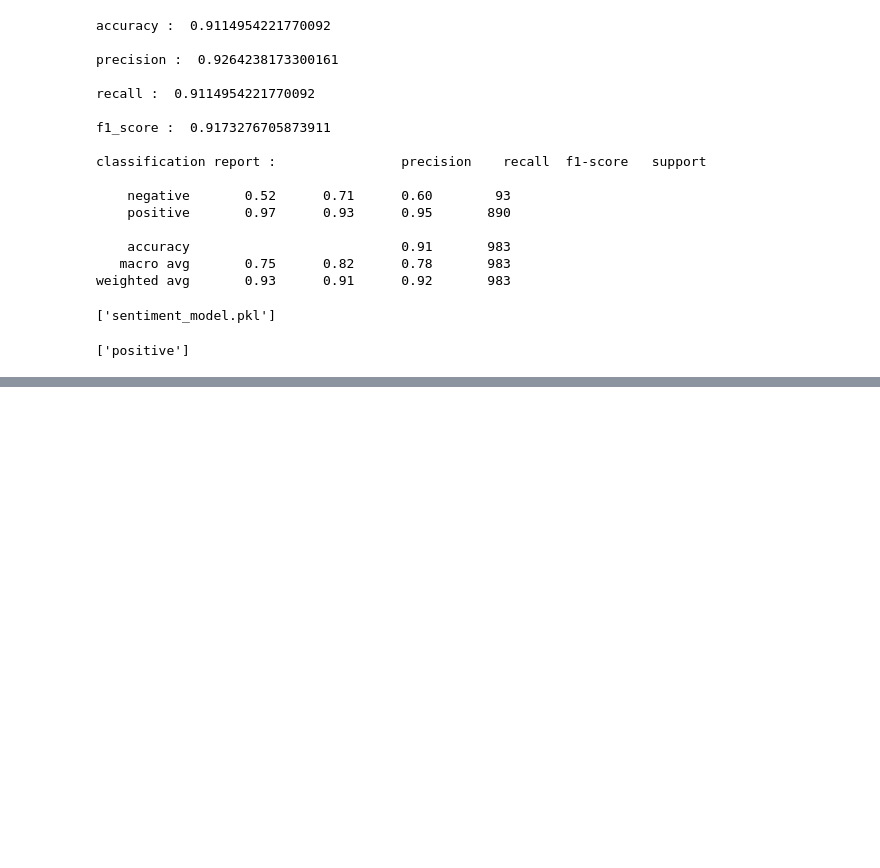
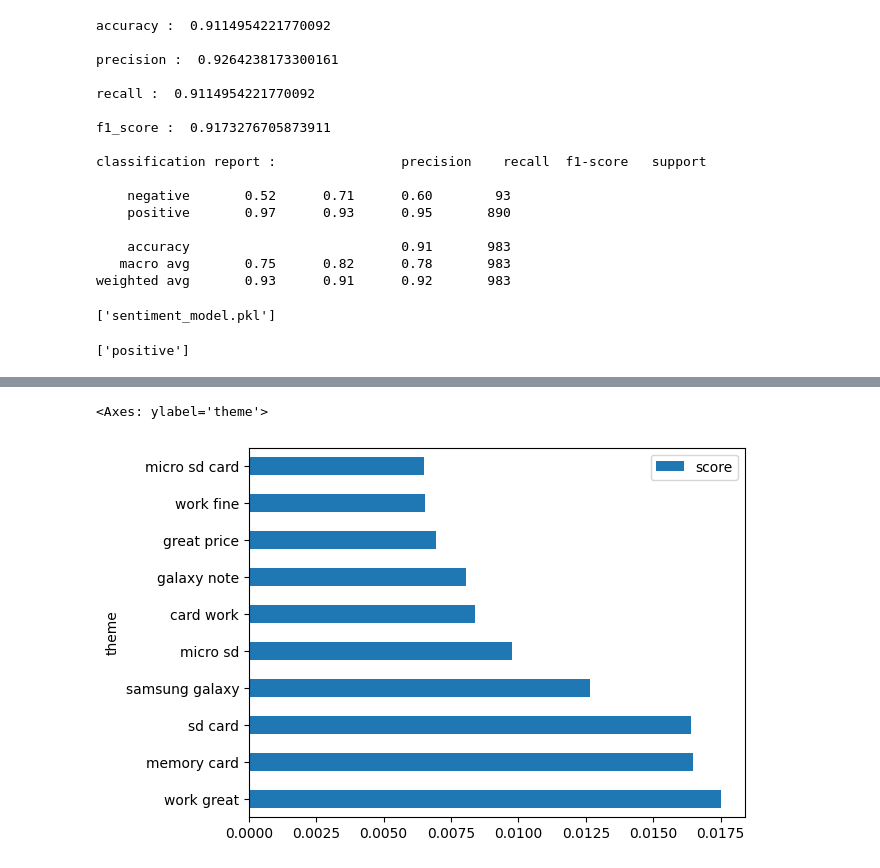
Before and after one commit to LokeshGopal2104/review_sentiment_analysis_system, a Jupyter notebook: logistic_regression_system/lr_review_sentiment_analysis.ipynb, the cells around one changed output, grey strips where cells are left out. Cells and saved outputs as stored; diff of their text form; code cells hidden in the pictures; blank space fills up the shorter version.

```diff
--- a/logistic_regression_system/lr_review_sentiment_analysis.ipynb
+++ b/logistic_regression_system/lr_review_sentiment_analysis.ipynb
@@ -366,0 +331,11 @@ print(prediction)
+# %%
+positive_reviews = df[
+    df['predicted_sentiment'] == 'positive'
+]['review']
+
+negative_reviews = df[
+    df['predicted_sentiment'] == 'negative'
+]['review']
+
+print("Positive Reviews:", len(positive_reviews))
+print("Negative Reviews:", len(negative_reviews))
@@ -366,0 +476,9 @@ print(prediction)
+# %%
+positive_themes.head(10).plot(
+    x='theme',
+    y='score',
+    kind='barh'
+)
+# %% [output]
+<Axes: ylabel='theme'>
+[figure, added]
```
Also changed, not shown: parts of 15 cells of this notebook, 1 other file.
